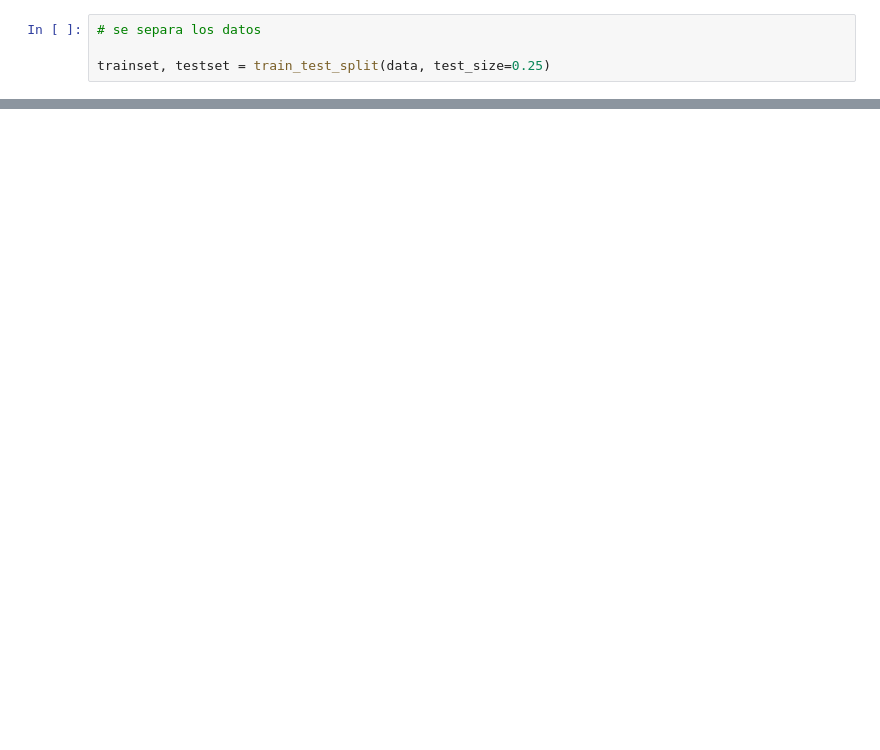
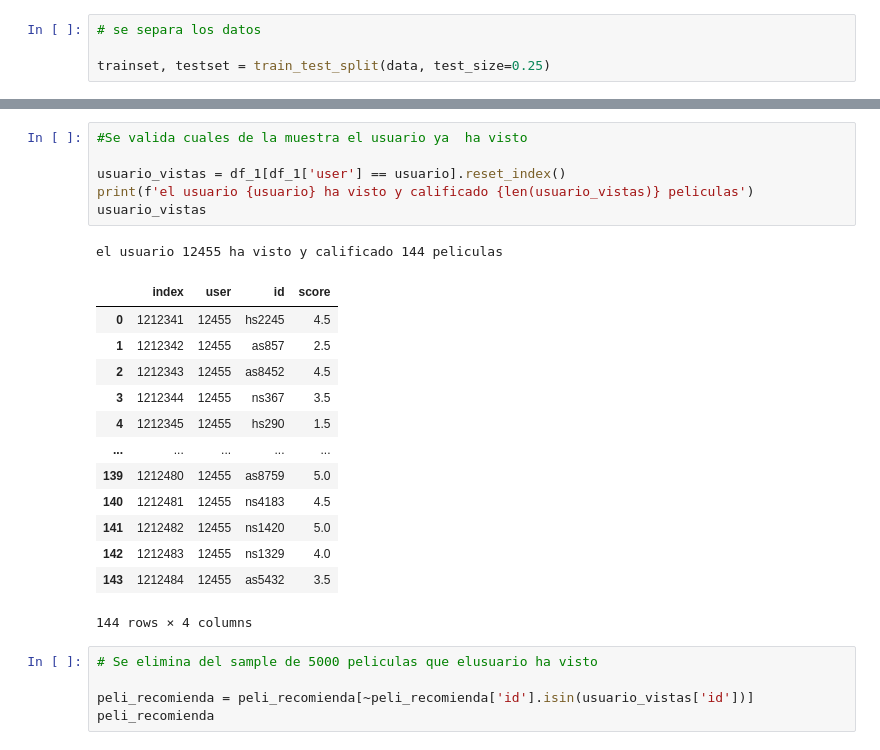
Before and after one commit to jospinoponce/ModeloRecomiendaPeliculas, a Jupyter notebook: Notebooks/3.ML_model.ipynb, the cells around one changed output, grey strips where cells are left out. Cells and saved outputs as stored; diff of their text form; blank space fills up the shorter version.

```diff
--- a/Notebooks/3.ML_model.ipynb
+++ b/Notebooks/3.ML_model.ipynb
@@ -59,0 +190,26 @@ Prediction(uid='66258', iid='ds1370', r_ui=4, est=3.533636823010311, details={'w
+# %%
+#Se valida cuales de la muestra el usuario ya  ha visto
+
+usuario_vistas = df_1[df_1['user'] == usuario].reset_index()
+print(f'el usuario {usuario} ha visto y calificado {len(usuario_vistas)} peliculas')
+usuario_vistas
+# %% [output]
+el usuario 12455 ha visto y calificado 144 peliculas
+|  | index | user | id | score |
+| 0 | 1212341 | 12455 | hs2245 | 4.5 |
+| 1 | 1212342 | 12455 | as857 | 2.5 |
+| 2 | 1212343 | 12455 | as8452 | 4.5 |
+| 3 | 1212344 | 12455 | ns367 | 3.5 |
+| 4 | 1212345 | 12455 | hs290 | 1.5 |
+| ... | ... | ... | ... | ... |
+| 139 | 1212480 | 12455 | as8759 | 5.0 |
+| 140 | 1212481 | 12455 | ns4183 | 4.5 |
+| 141 | 1212482 | 12455 | ns1420 | 5.0 |
+| 142 | 1212483 | 12455 | ns1329 | 4.0 |
+| 143 | 1212484 | 12455 | as5432 | 3.5 |
+144 rows × 4 columns
+# %%
+# Se elimina del sample de 5000 peliculas que elusuario ha visto
+
+peli_recomienda = peli_recomienda[~peli_recomienda['id'].isin(usuario_vistas['id'])]
+peli_recomienda
```
Also changed, not shown: parts of 39 cells of this notebook, 1 other file.
